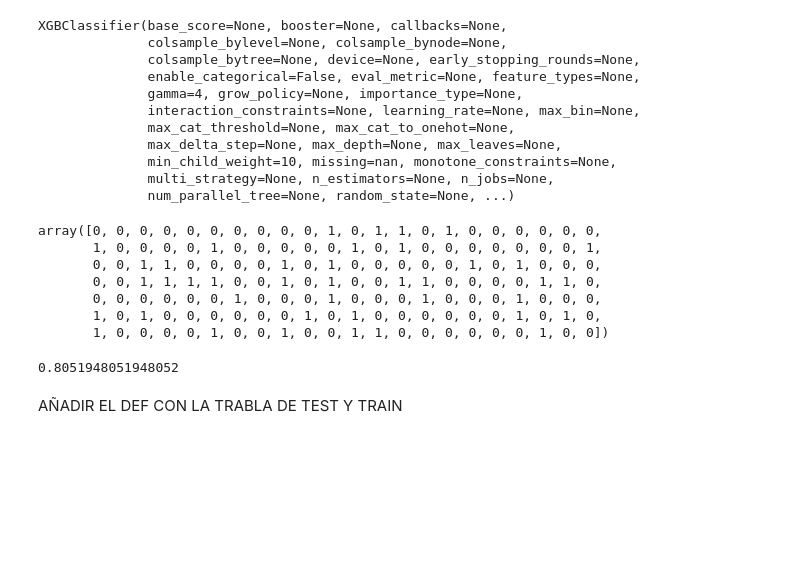
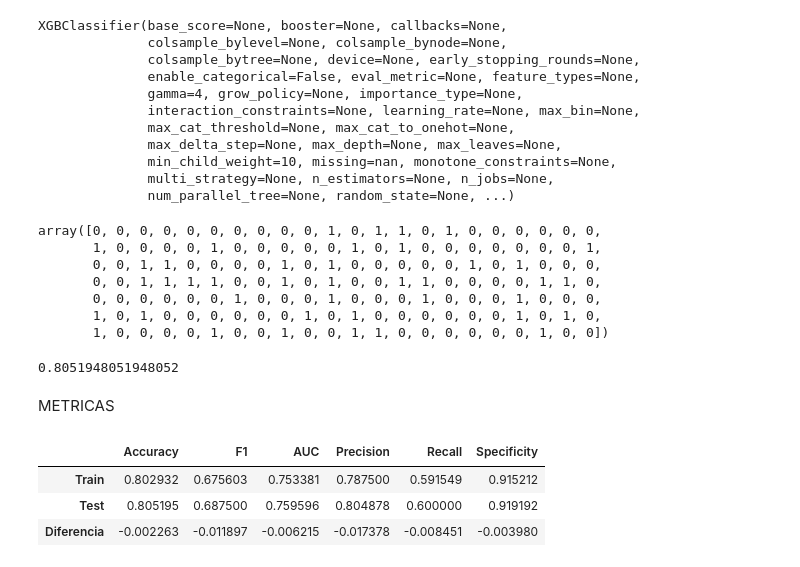
Before and after one commit to 4GeeksAcademy/Boost-algorithm, a Jupyter notebook: src/explore.ipynb, the cells around one changed output. Saved outputs shown, nothing was run; the diff lists cells and outputs as text; code cells hidden in the pictures; blank space fills up the shorter version.

```diff
--- a/src/explore.ipynb
+++ b/src/explore.ipynb
@@ -136,5 +136,53 @@ array([0, 0, 0, 0, 0, 0, 0, 0, 0, 0, 1, 0, 1, 1, 0, 1, 0, 0, 0, 0, 0, 0,
 accuracy_score(y_test, y_pred)
 # %% [output]
 0.8051948051948052
-# %% [markdown]
-AÑADIR EL DEF CON LA TRABLA DE TEST Y TRAIN
+# %% [markdown]
+METRICAS
+# %%
+# Generate predictions
+y_pred_train = best_xgb_model.predict(X_train)
+y_pred_test = best_xgb_model.predict(X_test)
+# %%
+from sklearn.metrics import accuracy_score, f1_score, roc_auc_score, precision_score, recall_score
+from sklearn.metrics import confusion_matrix
+from imblearn.metrics import specificity_score
+import imblearn
+
+def get_metrics(y_train, y_test, y_pred_train, y_pred_test):
+    # Calcular métricas para el conjunto de entrenamiento
+    train_accuracy = accuracy_score(y_train, y_pred_train)
+    train_f1 = f1_score(y_train, y_pred_train)
+    train_auc = roc_auc_score(y_train, y_pred_train)
+    train_precision = precision_score(y_train, y_pred_train)
+    train_recall = recall_score(y_train, y_pred_train)
+    train_specificity = specificity_score(y_train, y_pred_train)
+
+    # Calcular métricas para el conjunto de prueba
+    test_accuracy = accuracy_score(y_test, y_pred_test)
+    test_f1 = f1_score(y_test, y_pred_test)
+    test_auc = roc_auc_score(y_test, y_pred_test)
+    test_precision = precision_score(y_test, y_pred_test)
+    test_recall = recall_score(y_test, y_pred_test)
+    test_specificity = specificity_score(y_test, y_pred_test)
+
+    # Calcular la diferencia entre métricas de entrenamiento y prueba
+    diff_accuracy = train_accuracy - test_accuracy
+    diff_f1 = train_f1 - test_f1
+    diff_auc = train_auc - test_auc
+    diff_precision = train_precision - test_precision
+    diff_recall = train_recall - test_recall
+    diff_specificity = train_specificity - test_specificity
+
+    # Crear un DataFrame con los resultados
+    metrics_df = pd.DataFrame([[train_accuracy, train_f1, train_auc, train_precision, train_recall, train_specificity],[test_accuracy, test_f1, test_auc, test_precision, test_recall, test_specificity],[diff_accuracy, diff_f1, diff_auc, diff_precision, diff_recall, diff_specificity]],
+                              columns = ['Accuracy', 'F1', 'AUC', 'Precision', 'Recall', 'Specificity'],
+                              index = ['Train','Test', 'Diferencia'])
+
+    return metrics_df
+# %%
+get_metrics(y_train, y_test, y_pred_train, y_pred_test)
+# %% [output]
+|  | Accuracy | F1 | AUC | Precision | Recall | Specificity |
+| Train | 0.802932 | 0.675603 | 0.753381 | 0.787500 | 0.591549 | 0.915212 |
+| Test | 0.805195 | 0.687500 | 0.759596 | 0.804878 | 0.600000 | 0.919192 |
+| Diferencia | -0.002263 | -0.011897 | -0.006215 | -0.017378 | -0.008451 | -0.003980 |
```
